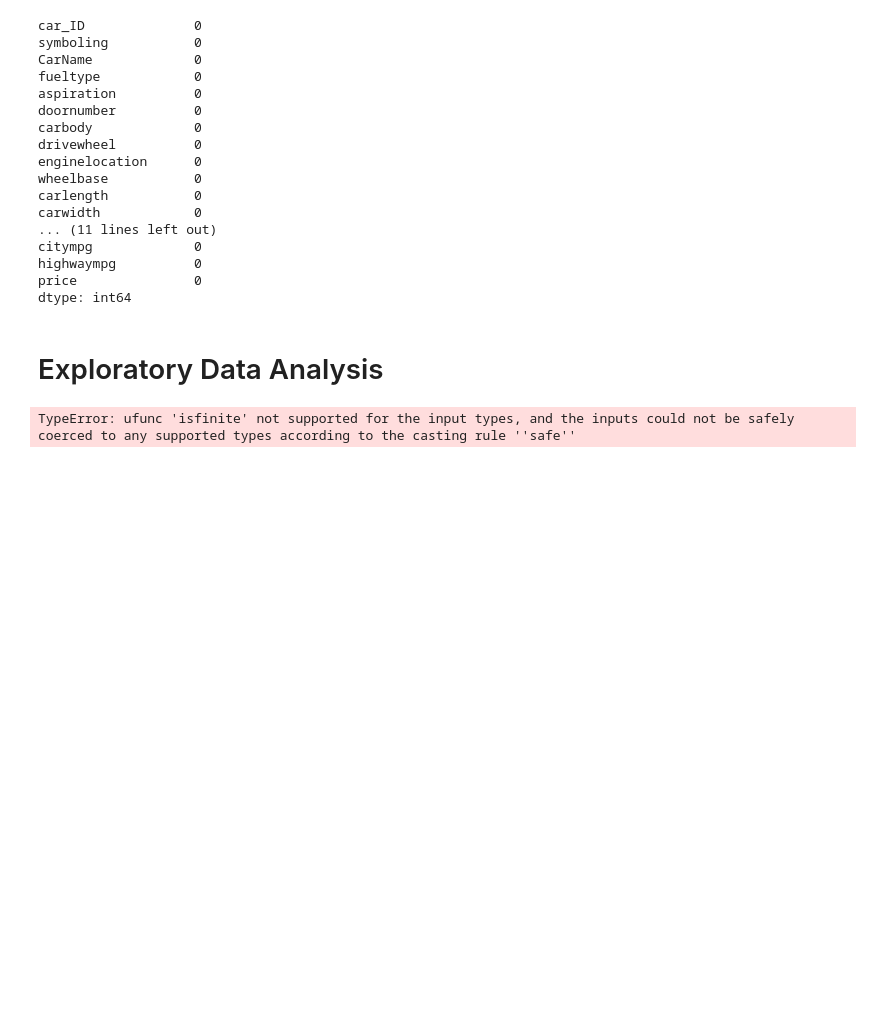
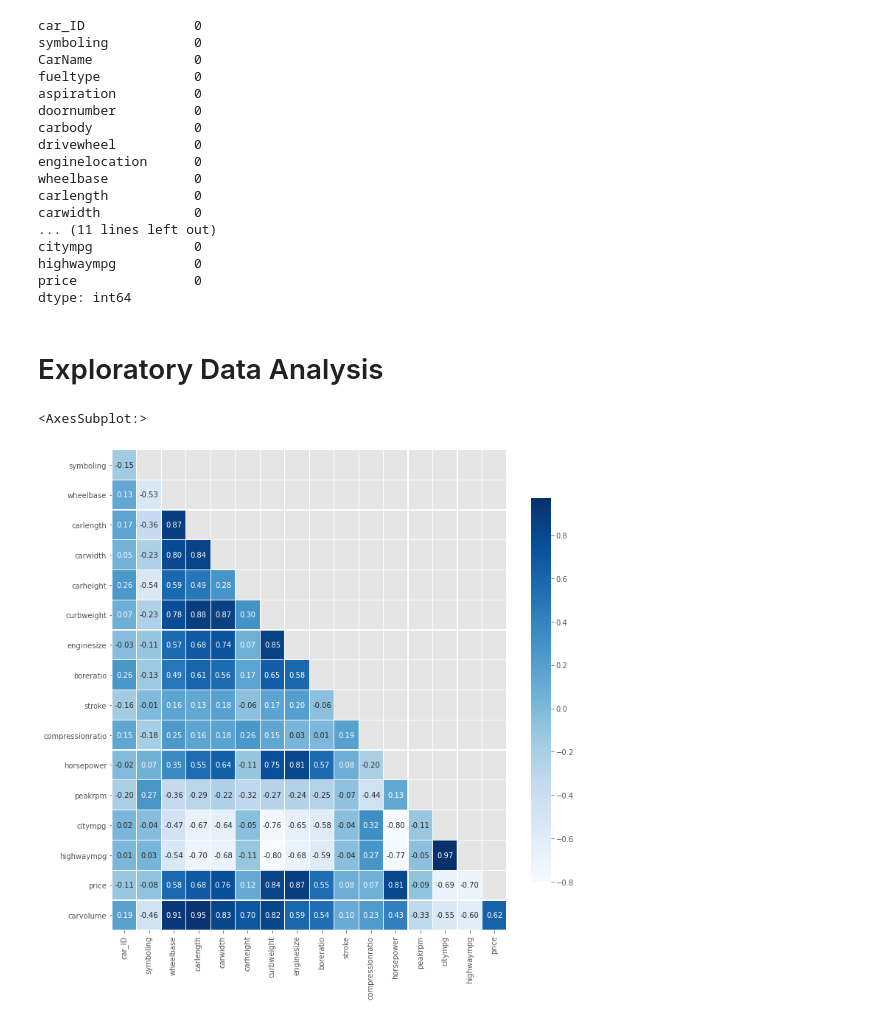
Before and after one commit to KishenSharma6/CarPricesPrediction, a Jupyter notebook: Notebooks/Exploratory/20201006_ExploratoryDataAnalysis.ipynb, the cells around one changed output. Saved outputs shown, nothing was run; the diff lists cells and outputs as text; code cells hidden in the pictures; blank space fills up the shorter version.

Commit message:
Added Heatmap and histplot

```diff
--- a/Notebooks/Exploratory/20201006_ExploratoryDataAnalysis.ipynb
+++ b/Notebooks/Exploratory/20201006_ExploratoryDataAnalysis.ipynb
@@ -14,6 +17,9 @@ import os
 # %%
 #Set pandas preferences
 pd.set_option('display.max_columns', 100)
+
+#Set visualization preferences
+plt.style.use('ggplot')
 # %% [markdown]
 **Read-in Data**
 # %%
@@ -118,4 +124,0 @@ plot1 = Plot(auto_data)
-# %%
-plot1.heat_map()
-# %% [output]
-TypeError: ufunc 'isfinite' not supported for the input types, and the inputs could not be safely coerced to any supported types according to the casting rule ''safe''
@@ -121,0 +130,12 @@ TypeError: ufunc 'isfinite' not supported for the input types, and the inputs co
+# %%
+#Calculating and adding car volume to auto data
+auto_data['carvolume'] = auto_data.carlength * auto_data.carwidth * auto_data.carheight
+
+heatmap = EDA_Viz(dataframe=auto_data)
+# %%
+f, ax = plt.subplots(figsize = (12,12))
+
+heatmap.heat_map()
+# %% [output]
+<AxesSubplot:>
+[figure, added]
```
Also changed, not shown: parts of 6 cells of this notebook.
